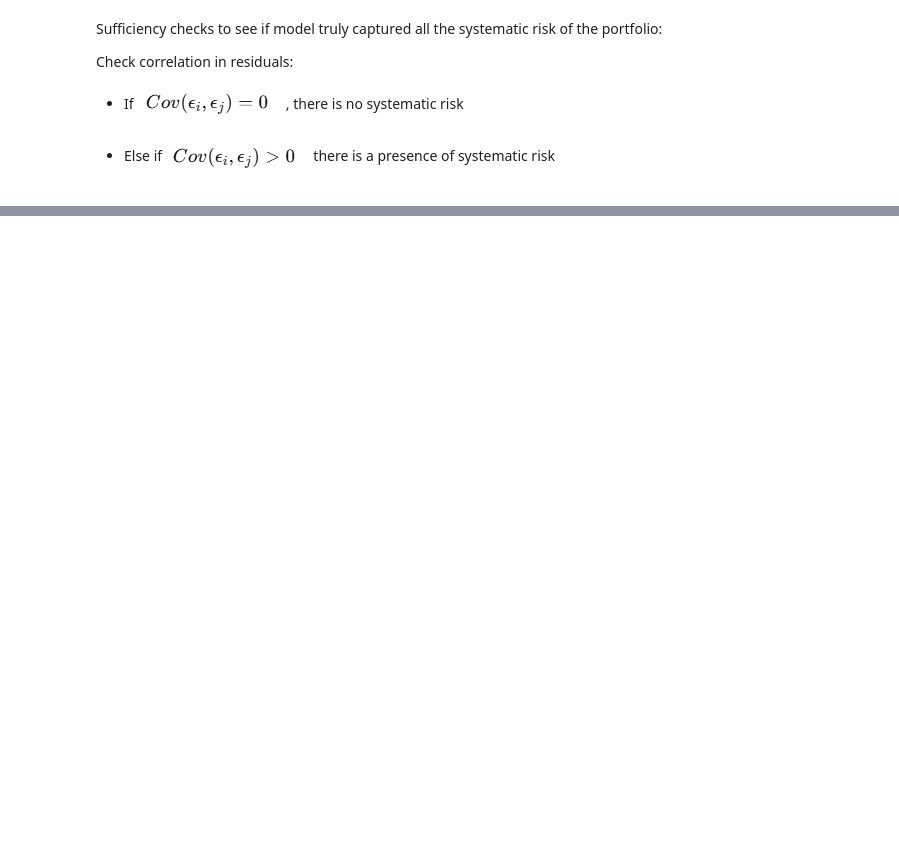
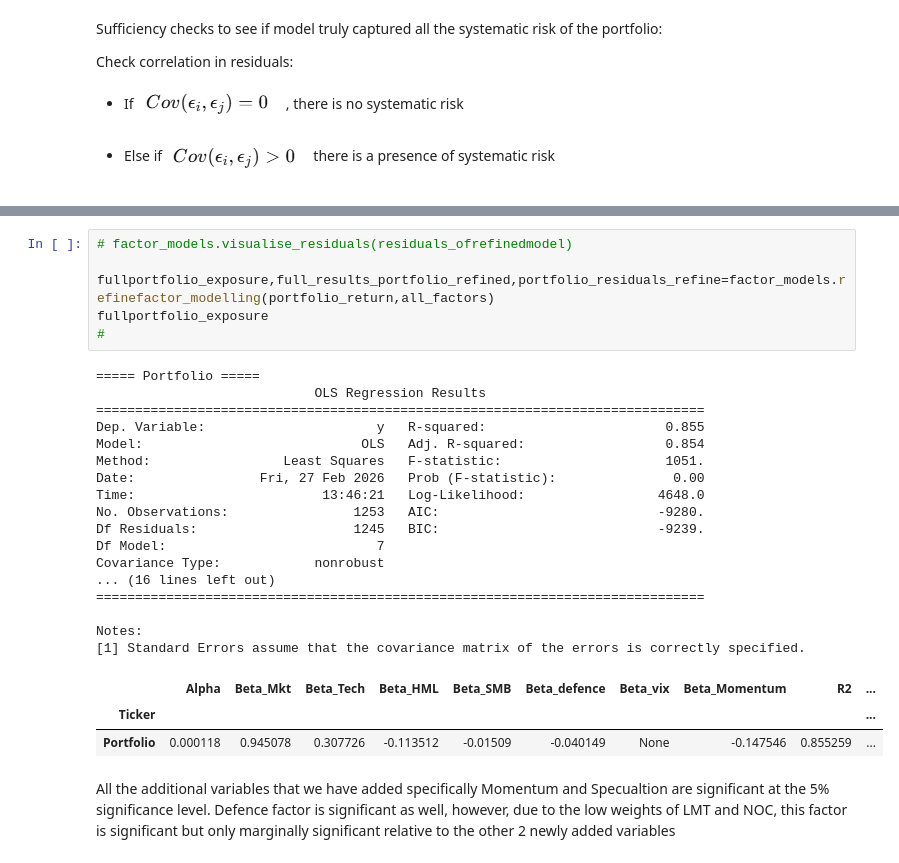
Before and after one commit to LeKaiChong/Quant-Risk-Project, a Jupyter notebook: monte carlo simulation.ipynb, the cells around one changed output, grey strips where cells are left out. Cells and saved outputs as stored; diff of their text form; blank space fills up the shorter version.

```diff
--- a/monte carlo simulation.ipynb
+++ b/monte carlo simulation.ipynb
@@ -315,0 +442,29 @@ Check correlation in residuals:
+# %%
+# factor_models.visualise_residuals(residuals_ofrefinedmodel)
+
+fullportfolio_exposure,full_results_portfolio_refined,portfolio_residuals_refine=factor_models.refinefactor_modelling(portfolio_return,all_factors)
+fullportfolio_exposure
+#
+# %% [output]
+===== Portfolio =====
+                            OLS Regression Results
+==============================================================================
+Dep. Variable:                      y   R-squared:                       0.855
+Model:                            OLS   Adj. R-squared:                  0.854
+Method:                 Least Squares   F-statistic:                     1051.
+Date:                Fri, 27 Feb 2026   Prob (F-statistic):               0.00
+Time:                        13:46:21   Log-Likelihood:                 4648.0
+No. Observations:                1253   AIC:                            -9280.
+Df Residuals:                    1245   BIC:                            -9239.
+Df Model:                           7
+Covariance Type:            nonrobust
+... (16 lines left out)
+==============================================================================
+
+Notes:
+[1] Standard Errors assume that the covariance matrix of the errors is correctly specified.
+|  | Alpha | Beta_Mkt | Beta_Tech | Beta_HML | Beta_SMB | Beta_defence | Beta_vix | Beta_Momentum | R2 | ... |
+| Ticker |  |  |  |  |  |  |  |  |  | ... |
+| Portfolio | 0.000118 | 0.945078 | 0.307726 | -0.113512 | -0.01509 | -0.040149 | None | -0.147546 | 0.855259 | ... |
+# %% [markdown]
+All the additional variables that we have added specifically Momentum and Specualtion are significant at the 5% significance level. Defence factor is significant as well, however, due to the low weights of LMT and NOC, this factor is significant but only marginally significant relative to the other 2 newly added variables
```
Also changed, not shown: parts of 12 cells of this notebook, 1 other file.
